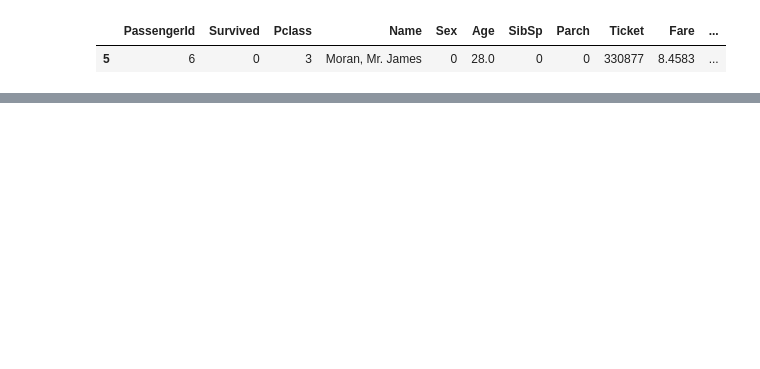
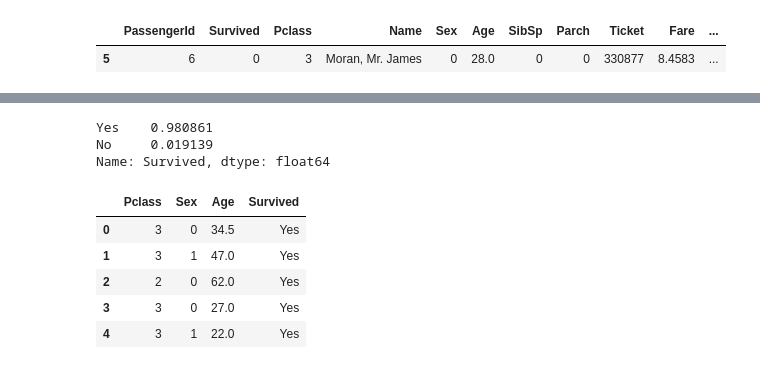
Before and after one commit to Lucas-Rocha2Ey/data-science-titanic, a Jupyter notebook: Titanic.ipynb, the cells around one changed output, grey strips where cells are left out. Drawn from its saved outputs; the diff is of its cells as text; code cells hidden in the pictures; blank space fills up the shorter version.

```diff
--- a/Titanic.ipynb
+++ b/Titanic.ipynb
@@ -466,0 +580,16 @@ df_teste.head()
+# %%
+df_teste.Survived = df_teste.Survived.map({0: 'No', 1: 'Yes'})
+df_teste['Survived'].value_counts(normalize=True)
+# %% [output]
+Yes    0.980861
+No     0.019139
+Name: Survived, dtype: float64
+# %%
+df_teste.head()
+# %% [output]
+|  | Pclass | Sex | Age | Survived |
+| 0 | 3 | 0 | 34.5 | Yes |
+| 1 | 3 | 1 | 47.0 | Yes |
+| 2 | 2 | 0 | 62.0 | Yes |
+| 3 | 3 | 0 | 27.0 | Yes |
+| 4 | 3 | 1 | 22.0 | Yes |
```
Also changed, not shown: parts of 12 cells of this notebook.
